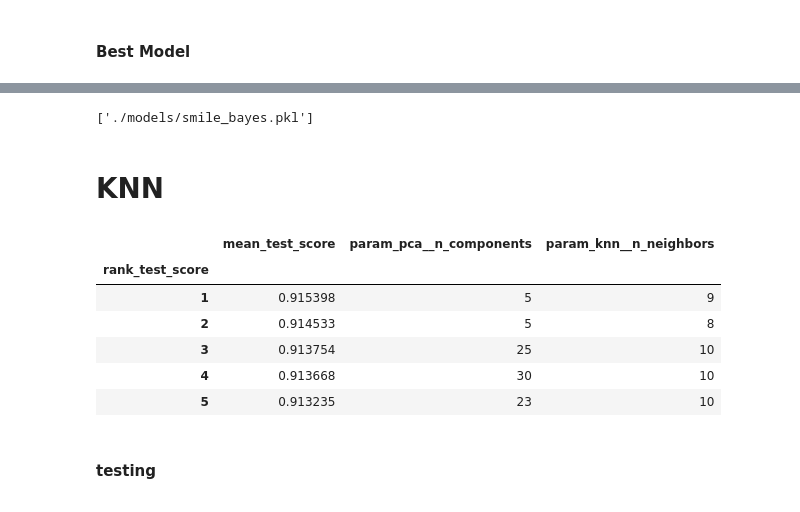
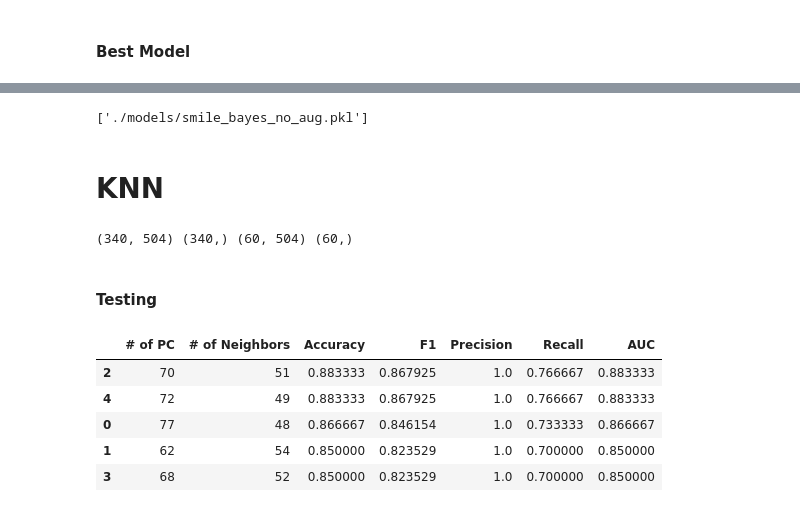
Before and after one commit to Dkashkett/Image_classification_, a Jupyter notebook: Task1.ipynb, the cells around one changed output, grey strips where cells are left out. Drawn from its saved outputs; the diff is of its cells as text; code cells hidden in the pictures.

```diff
--- a/Task1.ipynb
+++ b/Task1.ipynb
@@ -296,40 +283,59 @@ plt.show()
 # %%
 #save best bayes model
-joblib.dump(knn_modelA, './models/smile_bayes.pkl')
+joblib.dump(knn_modelA, './models/smile_bayes_no_aug.pkl')
 # %% [output]
-['./models/smile_bayes.pkl']
+['./models/smile_bayes_no_aug.pkl']
 # %% [markdown]
 # KNN
+# %%
+X_train, y_train, X_test, y_test = make_dataset(raw_face, num_illum=0, split=.15)
+# %% [output]
+(340, 504) (340,) (60, 504) (60,)
 # %%
-scaler = StandardScaler()
 pca = PCA()
 knn = KNeighborsClassifier()
-pipe = Pipeline(steps=[('scaler', scaler),('pca', pca), ('knn', knn)])
+pipe = Pipeline(steps=[('pca', pca), ('knn', knn)])
 param_grid = {
-    'pca__n_components': [i for i in range(1,31)],
-    'knn__n_neighbors' : [i for i in range(1,11)],
-    'knn__metric' : ['euclidean','manhattan','chebyshev','minkowski','wminkowski','seuclidean','mahalanobis'],
-    'knn__weights' : ['uniform','distance'],
-
+    'pca__n_components': [i for i in range(1,81)],
+    'knn__n_neighbors' : [i for i in range(1,81)],
 }
 cv = RepeatedStratifiedKFold(n_splits=5, n_repeats=2, random_state=1)
 knn_search = GridSearchCV(pipe, param_grid, scoring='roc_auc', cv=5, n_jobs=-1)
+#training
 knn_search.fit(X_train, y_train)
-print("Best parameter (CV score=%0.3f):" % knn_search.best_score_)
-print(knn_search.best_params_)
+knn_search_results = pd.DataFrame(knn_search.cv_results_)
+knn_search_results = knn_search_results.sort_values(by='rank_test_score')[['rank_test_score',
+                                                      'mean_test_score',
+                                                      'param_pca__n_components',
+                                                      'param_knn__n_neighbors']].head(5).set_index('rank_test_score')
+knn_search_results
-# %%
-knn_search_results = pd.DataFrame(knn_search.cv_results_)
-knn_search_results.sort_values(by='rank_test_score')[['rank_test_score',
-                                                      'mean_test_score',
-                                                      'param_pca__n_components',
-                                                      'param_knn__n_neighbors']].head(5).set_index('rank_test_score')
-# %% [output]
-|  | mean_test_score | param_pca__n_components | param_knn__n_neighbors |
-| rank_test_score |  |  |  |
-| 1 | 0.915398 | 5 | 9 |
-| 2 | 0.914533 | 5 | 8 |
-| 3 | 0.913754 | 25 | 10 |
-| 4 | 0.913668 | 30 | 10 |
-| 5 | 0.913235 | 23 | 10 |
 # %% [markdown]
-#### testing
+#### Testing
+# %%
+top_pca = list(knn_search_results['param_pca__n_components'])
+top_n_knn = list(knn_search_results['param_knn__n_neighbors'])
+accuracy, f1, precision, recall, auc = [], [], [], [], []
+for i in range(5):
+    pca = PCA(n_components=top_pca[i])
+    knn = KNeighborsClassifier(n_neighbors=top_n_knn[i])
+    model = Pipeline(steps=[('pca', pca), ('knn', knn)])
+    model.fit(X_train, y_train)
+    results = model_eval(model, X_test, y_test)
+    accuracy.append(results['Accuracy'][0])
+    f1.append(results['F1'][0])
+    precision.append(results['Precision'][0])
+    recall.append(results['Recall'][0])
+    auc.append(results['AUC'][0])
+
+testing_results = pd.DataFrame({'# of PC':top_pca, '# of Neighbors': top_n_knn, 'Accuracy':accuracy,
+                                'F1':f1,'Precision':precision, 'Recall':recall, 'AUC':auc })
+knn_testing_log.append(list(testing_results.iloc[0][:3]))
+testing_results = testing_results.sort_values(by="Accuracy", ascending =False)
+testing_results
+# %% [output]
+|  | # of PC | # of Neighbors | Accuracy | F1 | Precision | Recall | AUC |
+| 2 | 70 | 51 | 0.883333 | 0.867925 | 1.0 | 0.766667 | 0.883333 |
+| 4 | 72 | 49 | 0.883333 | 0.867925 | 1.0 | 0.766667 | 0.883333 |
+| 0 | 77 | 48 | 0.866667 | 0.846154 | 1.0 | 0.733333 | 0.866667 |
+| 1 | 62 | 54 | 0.850000 | 0.823529 | 1.0 | 0.700000 | 0.850000 |
+| 3 | 68 | 52 | 0.850000 | 0.823529 | 1.0 | 0.700000 | 0.850000 |
```
Also changed, not shown: parts of 22 cells of this notebook, 2 other files.
